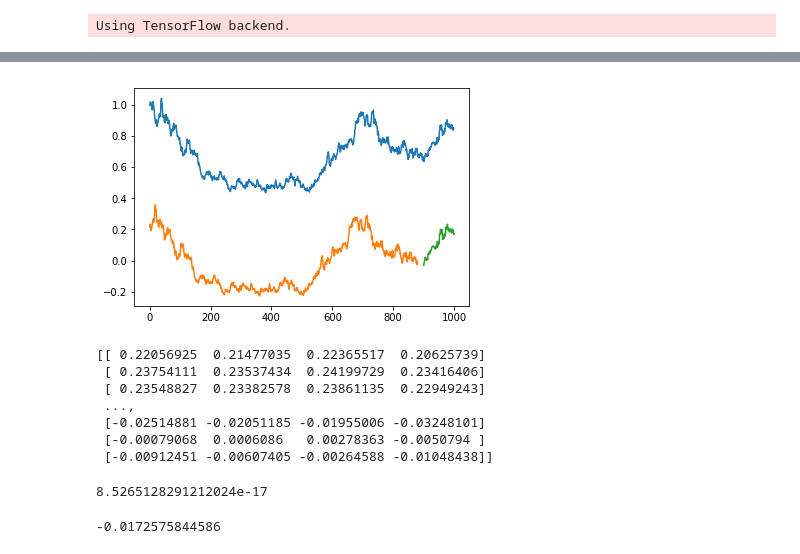
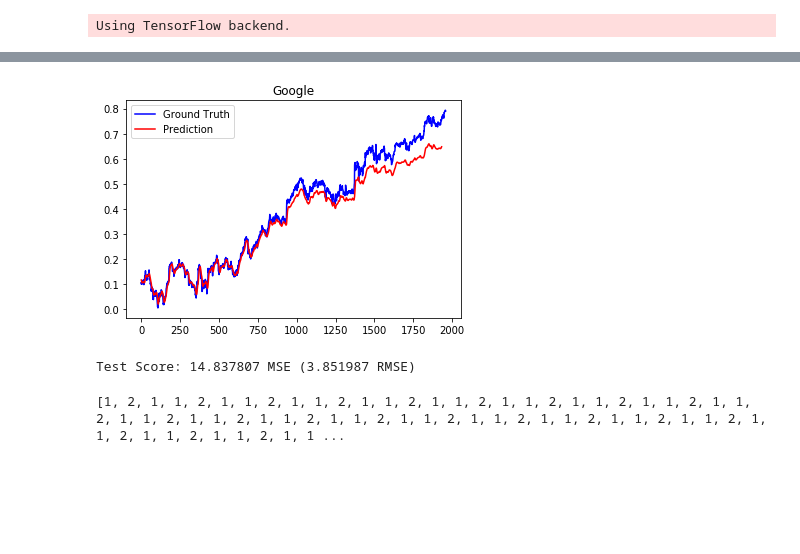
Before and after one commit to bmetherall/Machine_Learning_Stocks, a Jupyter notebook: RNN.ipynb, the cells around one changed output, grey strips where cells are left out. Cells and saved outputs as stored; diff of their text form; code cells hidden in the pictures; blank space fills up the shorter version.

```diff
--- a/RNN.ipynb
+++ b/RNN.ipynb
@@ -152,25 +172,18 @@ plt.show()
-# %%
-plt.plot(data[:,0])
-plt.plot(y_train[:,0])
-plt.plot(np.linspace(900,1000,98),y_test[:,0])
-plt.show()
-# %% [output]
-[figure, removed]
-# %%
-print y_train
-# %% [output]
-[[ 0.22056925  0.21477035  0.22365517  0.20625739]
- [ 0.23754111  0.23537434  0.24199729  0.23416406]
- [ 0.23548827  0.23382578  0.23861135  0.22949243]
- ...,
- [-0.02514881 -0.02051185 -0.01955006 -0.03248101]
- [-0.00079068  0.0006086   0.00278363 -0.0050794 ]
- [-0.00912451 -0.00607405 -0.00264588 -0.01048438]]
-# %%
-(np.tanh(data) - np.tanh(data).mean()).mean()
-# %% [output]
-8.5265128291212024e-17
-# %%
-print X_train.mean()
-# %% [output]
--0.0172575844586
+# %%
+google, mu, sig = normalize(googdata)
+
+t = unnormalize(google, mu, sig)
+# %%
+google_train, google_test, _, _ = preprocess_data(googdata, window, percent_train = 1)
+# %%
+beta = model.predict(google_train)
+# %%
+plt.plot(google[window:,0], 'b', label = 'Ground Truth')
+plt.plot(beta[:-window,0], 'r', label = 'Prediction')
+#plt.plot(beta[:,0] / google[:-26,0] - 1)
+#plt.ylim(-0.5,0.5)
+plt.title('Google')
+plt.legend()
+plt.show()
+# %% [output]
+[figure, added]
@@ -176,0 +192,9 @@ print X_train.mean()
+# %%
+testScore = model.evaluate(google_train, google_test, verbose=0)
+print('Test Score: %.6f MSE (%.6f RMSE)' % (testScore[0], math.sqrt(testScore[0])))
+# %% [output]
+Test Score: 14.837807 MSE (3.851987 RMSE)
+# %%
+print 32*[1, 2, 1]
+# %% [output]
+[1, 2, 1, 1, 2, 1, 1, 2, 1, 1, 2, 1, 1, 2, 1, 1, 2, 1, 1, 2, 1, 1, 2, 1, 1, 2, 1, 1, 2, 1, 1, 2, 1, 1, 2, 1, 1, 2, 1, 1, 2, 1, 1, 2, 1, 1, 2, 1, 1, 2, 1, 1, 2, 1, 1, 2, 1, 1, 2, 1, 1, 2, 1, 1, 2, 1, 1 ...
```
Also changed, not shown: parts of 13 cells of this notebook, 3 other files.
